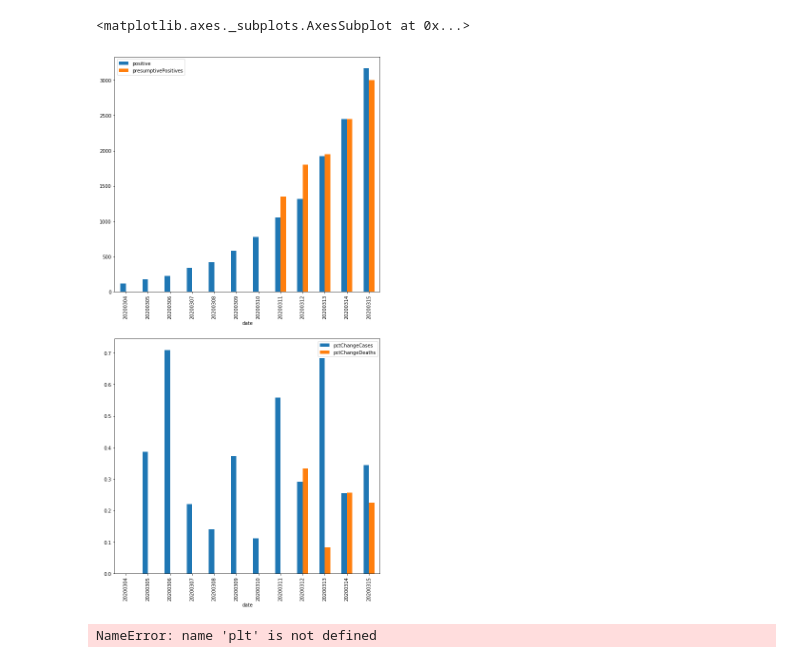
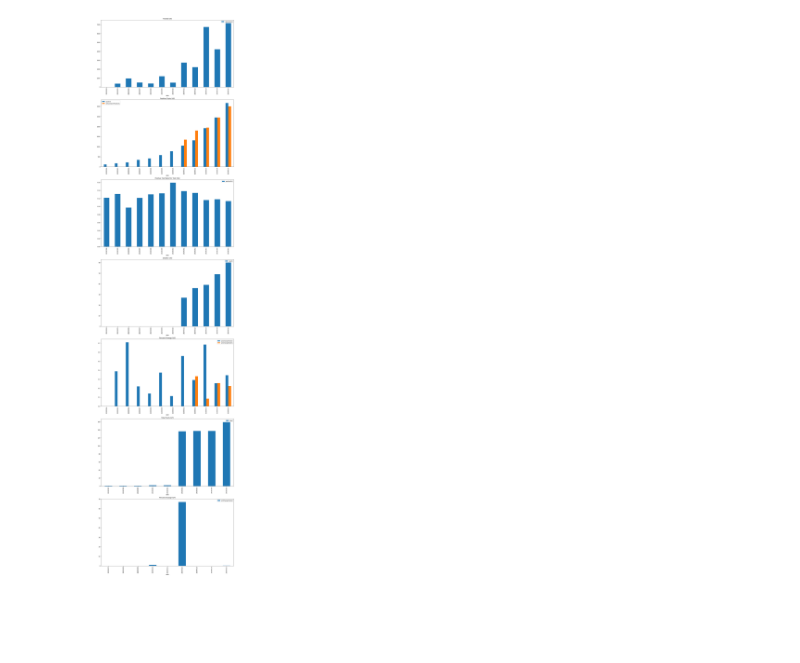
Before and after one commit to brkpt/covid19tracker, a Jupyter notebook: Corona.ipynb, the cells around one changed output. Saved outputs shown, nothing was run; the diff lists cells and outputs as text; code cells hidden in the pictures; blank space fills up the shorter version.

Commit message:
Positive test rate

```diff
--- a/Corona.ipynb
+++ b/Corona.ipynb
@@ -1,65 +1,59 @@
 # %%
 import httplib2
 import json
 import matplotlib.pyplot as plt
 import matplotlib.dates as pltdates
 import numpy as np
 import pandas as pd
 from datetime import datetime
 
+def convertToDate(s):
+    return datetime.strptime(str(s), '%Y%m%d')
+
 countrySummary = 'https://covidtracking.com/api/us/daily'
 statesCurrent = 'https://covidtracking.com/api/states/daily'
 h = httplib2.Http('.cache')
 
+# Create figure/axes
+fig, (countryTested,countryPositives,countryPositivePct,countryDeaths,percAx,utahAx,utahPercAx) = plt.subplots(nrows=7,ncols=1,figsize=(15,60))
+
+# Get state data
 (response,stateDataRaw) = h.request(statesCurrent,'GET')
-stateData=json.loads(stateDataRaw.decode('UTF-8'))
+stateDataDf = pd.DataFrame(json.loads(stateDataRaw.decode('UTF-8')))
+utahDataDf = stateData[stateData['state']=='UT'].sort_values(by=['date'])
+utahDataDf['pctChangeTested'] = utahDataDf['total'].pct_change(fill_method='pad')
+utahDataDf['pctChangeDeaths'] = utahDataDf['death'].pct_change(fill_method='pad')
+utahDataDf['presumptivePositives'] = utahDataDf['death'].apply(lambda d: d/.02)
 
-#print(final)
-#jsfinal = json.loads(final)
-#print(jsfinal)
-#for obj in stateData:
-#    if(obj['state'] == 'UT'):
-#        print(obj)
-
-def convertToDate(s):
-    return datetime.strptime(str(s), '%Y%m%d')
-
+# Get US data
 (response,countryRaw) = h.request(countrySummary,'GET')
 countryDf = pd.DataFrame(json.loads(countryRaw.decode('UTF-8')))
-countryDf['dateTransformed'] = countryDf['date'].apply(convertToDate)
-countryDf['pctChangeCases'] = countryDf['total'].pct_change(fill_method='pad')
+countryDf['pctChangeTested'] = countryDf['total'].pct_change(fill_method='pad')
+countryDf['dailyTested'] = countryDf['total'].diff()
 countryDf['pctChangeDeaths'] = countryDf['death'].pct_change(fill_method='pad')
 countryDf['presumptivePositives'] = countryDf['death'].apply(lambda d:  d/.02)
-countryCleanDf = countryDf.fillna(0)
-#print(countryCleanDf)
-#countryDf['testingError'] = countryDf.apply(lambda o: o['presumptivePositives'] - o['death'])
+countryDf['positivePct'] = countryDf.apply(lambda o: o['positive']/o['total'], axis=1)
 
-fig, (countryAx,percAx) = plt.subplots(nrows=2,ncols=1,figsize=(10,20))
-testing = countryDf[['date', 'positive', 'presumptivePositives']]
-testing.plot.bar(ax=countryAx,x='date')
+# Draw country data
+countryTested.set_title('Tested (US)')
+countryPositives.set_title('Positive Tests (US)')
+countryPositivePct.set_title('Positive Test Rate Per Test (US)')
+countryDeaths.set_title('Deaths (US)')
+percAx.set_title('Percent Change (US)')
 
-percChange = countryDf[['date','pctChangeCases','pctChangeDeaths']]
-percChange.plot.bar(ax=percAx,x='date')
+countryDf[['date', 'dailyTested']].plot.bar(ax=countryTested,x='date')
+countryDf[['date', 'positive', 'presumptivePositives']].plot.bar(ax=countryPositives,x='date')
+countryDf[['date', 'positivePct']].plot.bar(ax=countryPositivePct,x='date')
+countryDf[['date', 'death']].plot.bar(ax=countryDeaths,x='date')
+countryDf[['date','pctChangeTested','pctChangeDeaths']].plot.bar(ax=percAx,x='date')
+
+# Draw Utah data
+utahAx.set_title('Total Tests (UT)')
+utahPercAx.set_title('Percent Change (UT)')
+
+utahDataDf[['date', 'total']].plot.bar(ax=utahAx,x='date')
+utahDataDf[['date', 'pctChangeTested']].plot.bar(ax=utahPercAx,x='date')
+
+fig.tight_layout()
 # %% [output]
-<matplotlib.axes._subplots.AxesSubplot at 0x...>
-[figure, old version]
+[figure, new version]
-# %%
-#plt.plot([1,2,3,4],[2,4,8,16], "ro")
-#plt.ylabel('test plot')
-#plt.show()
-#(fig,(country, state)) = plt.subplots(1,2, figsize=(13,4.8))
-ax = df.plot.bar(x='date', y='positive', color='blue')
-
-utahRaw = list(filter(lambda n: n['state'] == 'UT', stateData))
-#print(utahRaw)
-utah = sorted(utahRaw, key=lambda n: n['date'])
-utahdays = list(map(lambda n: str(n['date'])[-2:], utah))
-utahcount = list(map(lambda n: n['total'], utah))
-utahpositive = list(map(lambda n: n['positive'], utah))
-#country.plot(days,counts)
-
-#country.bar(days,positives)
-#state.plot(utahdays,utahcount)
-#state.plot(utahdays,utahpositive)
-# %% [output]
-NameError: name 'plt' is not defined
```
